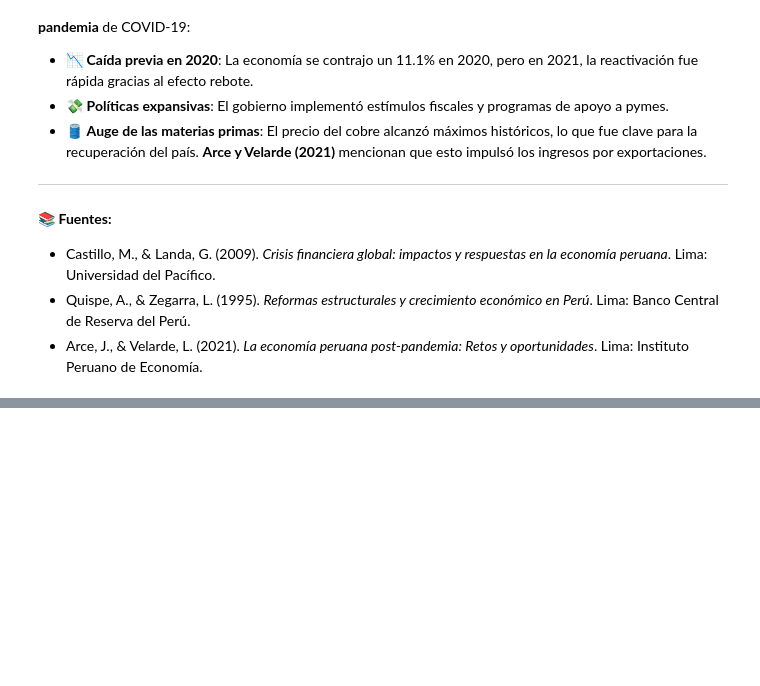
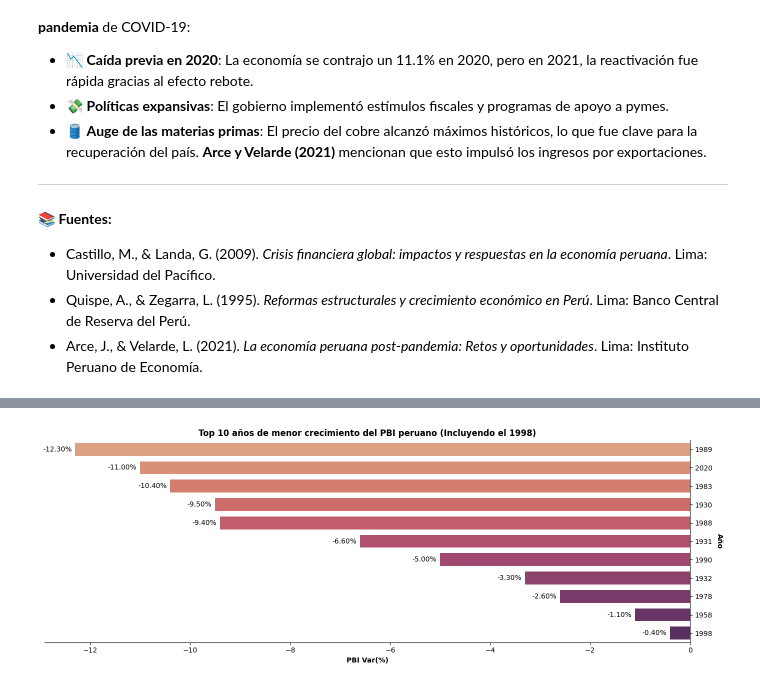
Before and after one commit to Luivelo/Expresate_Peru_con_Datos_2024_Team_GPT, a Jupyter notebook: Proyecto/Storytelling_working_enviroment.ipynb, the cells around one changed output, grey strips where cells are left out. Saved outputs shown, nothing was run; the diff lists cells and outputs as text; code cells hidden in the pictures; blank space fills up the shorter version.

```diff
--- a/Proyecto/Storytelling_working_enviroment.ipynb
+++ b/Proyecto/Storytelling_working_enviroment.ipynb
@@ -294,0 +327,53 @@ data_10_years = data_10_years[['Año', 'Peru_PBI_por', 'PBI']].nlargest(10, 'Per
+# %%
+#filtrar los 10 años de menor crecimiento del PBI
+data_10_less = data.copy()
+data_1998 = data_10_less[data_10_less['Año'] == 1998] # Extraer el año 1998 para el análisis puesto que se nos pide incluirlo
+data_10_less = data_10_less[['Año', 'Peru_PBI_por', 'PBI']].sort_values(by='Peru_PBI_por', ascending=True).head(10)
+data_10_less = data_10_less.append(data_1998[['Año','Peru_PBI_por', 'PBI']])
+data_10_less['Año'] = data_10_less['Año'].astype(int)
+
+# Crear el gráfico de barras horizontal
+fig, ax1 = plt.subplots(figsize=(14, 5))
+bars = sns.barplot(x='Peru_PBI_por', y='Año', data=data_10_less,
+                palette='flare', orient='h',
+                order=data_10_less.sort_values('Peru_PBI_por', ascending=True)['Año'],
+                width=0.7)
+
+# Añadir etiquetas de porcentaje de variación a cada barra
+for i, bar in enumerate(bars.patches):
+    width = bar.get_width()
+    year = data_10_less.iloc[i]['Año']
+    pbi_por = data_10_less.iloc[i]['Peru_PBI_por']
+    if width < 0:
+        # Para barras con anchura negativa, coloca la etiqueta a la izquierda
+        bars.annotate(f'{pbi_por:.2f}%',
+                      xy=(width, bar.get_y() + bar.get_height() / 2),
+                      xytext=(-5, 0),  # Desplazamiento horizontal hacia la izquierda
+                      textcoords="offset points",
+                      ha='right', va='center', fontsize=10, color='black')
+    else:
+        # Para barras con anchura positiva, coloca la etiqueta a la derecha
+        bars.annotate(f'{pbi_por:.2f}%',
+                      xy=(width, bar.get_y() + bar.get_height() / 2),
+                      xytext=(20, 0),  # Desplazamiento horizontal hacia la derecha
+                      textcoords="offset points",
+                      ha='left', va='center', fontsize=10, color='black')
+
+# Limpiar bordes innecesarios del gráfico
+sns.despine(left=True, bottom=False, right=False)
+
+# Añadir título y etiquetas
+plt.title("Top 10 años de menor crecimiento del PBI peruano (Incluyendo el 1998)", weight='bold')
+ax1.set_xlabel("PBI Var(%)", weight='bold')
+ax1.set_ylabel("Año", weight='bold',rotation=270, labelpad=15)
+
+# Mover el eje y al lado derecho
+ax1.yaxis.set_label_position("right")
+ax1.yaxis.tick_right()
+
+# Ajustar diseño y mostrar gráfico
+plt.grid(False)
+plt.tight_layout()
+plt.show()
+# %% [output]
+[figure, added]
```
Also changed, not shown: parts of 10 cells of this notebook.
